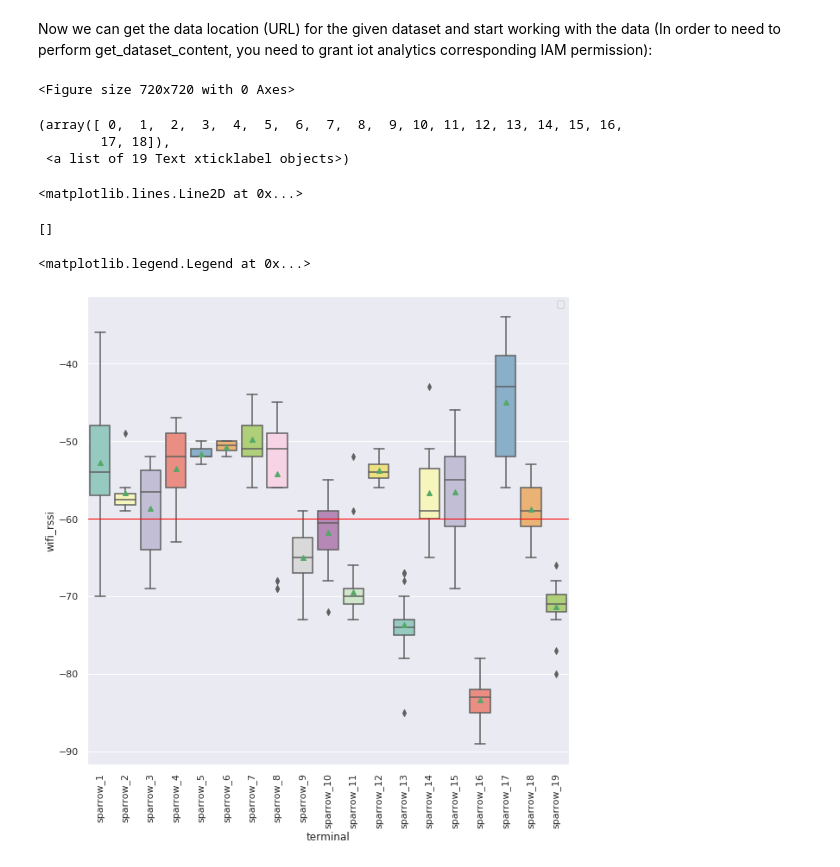
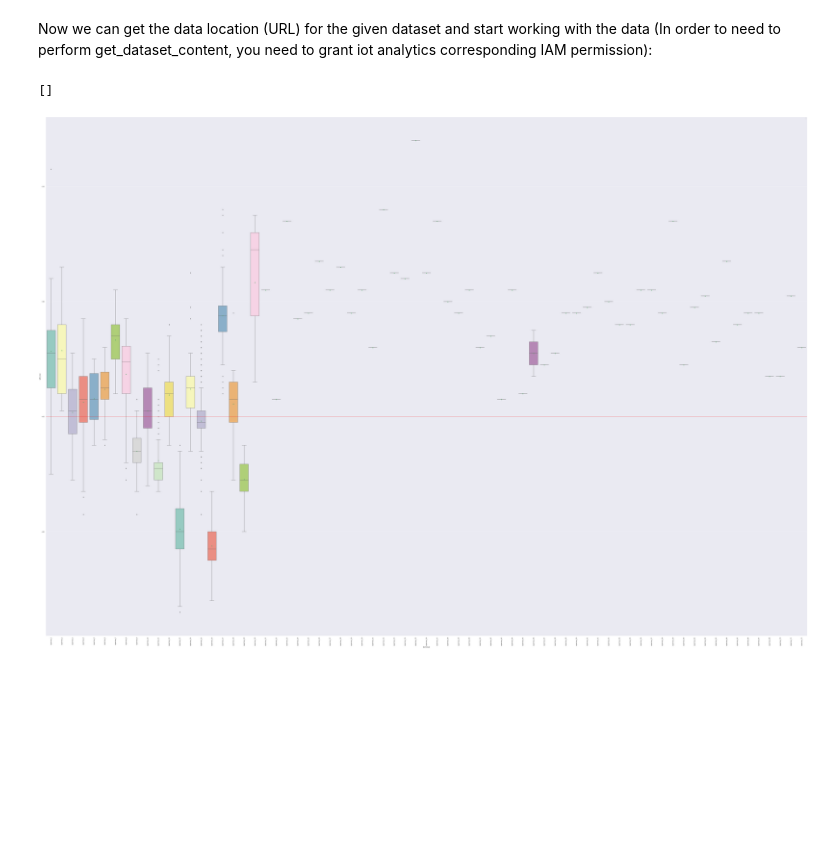
Before and after one commit to pollockDeVis/AWS_IoT_Analytics, a Jupyter notebook: wifi_analytics_notebook.ipynb, the cells around one changed output. Saved outputs shown, nothing was run; the diff lists cells and outputs as text; code cells hidden in the pictures; blank space fills up the shorter version.

```diff
--- a/wifi_analytics_notebook.ipynb
+++ b/wifi_analytics_notebook.ipynb
@@ -34,42 +35,36 @@ df_filtered['sort'] = df_filtered['terminal'].str.extract('(\d+)', expand=False)
 
 #pd.set_option('display.max_rows', 500)
 
 df_filtered.sort_values('sort',inplace=True, ascending=True)
 df_filtered = df_filtered.drop('sort', axis=1)
 
 #display(df_filtered)
 
 
 # boxplot = df_filtered.boxplot(by = ['terminal'], column=['sparrow_1'], rot=90, figsize=(10,10), fontsize = 10)
 # plt.axhline(y=min_rssi, linewidth=1, color='red')
 
 sns.set(style="darkgrid")
-plt.figure(figsize=(10, 10))
+plt.figure(figsize=(100, 70))
 ax = sns.boxplot(x='terminal', y='wifi_rssi', data=df_filtered, palette="Set3", showmeans=True) #, order=["versicolor", "virginica", "setosa"]
 plt.xticks(rotation='vertical')
 plt.axhline(y=min_rssi, linewidth=1, color='red')
 handles, _ = ax.get_legend_handles_labels()
 print(handles)
 plt.legend(handles)
 plt.show()
 
 # df_plot = df_plot.append(df_filtered[df_filtered['terminal'] == 'sparrow_1'])
 # for i in range(1,total_devices):
 #     DeviceName =  filename + str(i)
 #     df_plot.append(df_filtered[df_filtered['terminal'] == DeviceName])
 # df_plot.boxplot(by = 'terminal', rot=90, figsize=(10,10), fontsize = 10, return_type='axes')
 
 # plt.axhline(y=min_rssi, linewidth=1, color='red')
 # plt.show()
 # %% [output]
-<Figure size 720x720 with 0 Axes>
+[]
-(array([ 0,  1,  2,  3,  4,  5,  6,  7,  8,  9, 10, 11, 12, 13, 14, 15, 16,
-        17, 18]),
- <a list of 19 Text xticklabel objects>)
-<matplotlib.lines.Line2D at 0x...>
-[]
-<matplotlib.legend.Legend at 0x...>
-[figure, old version]
+[figure, new version]
 # %%
 for i in range(1,total_devices):
     DeviceName =  filename + str(i)
```
Also changed, not shown: parts of 3 cells of this notebook, 1 other file.
